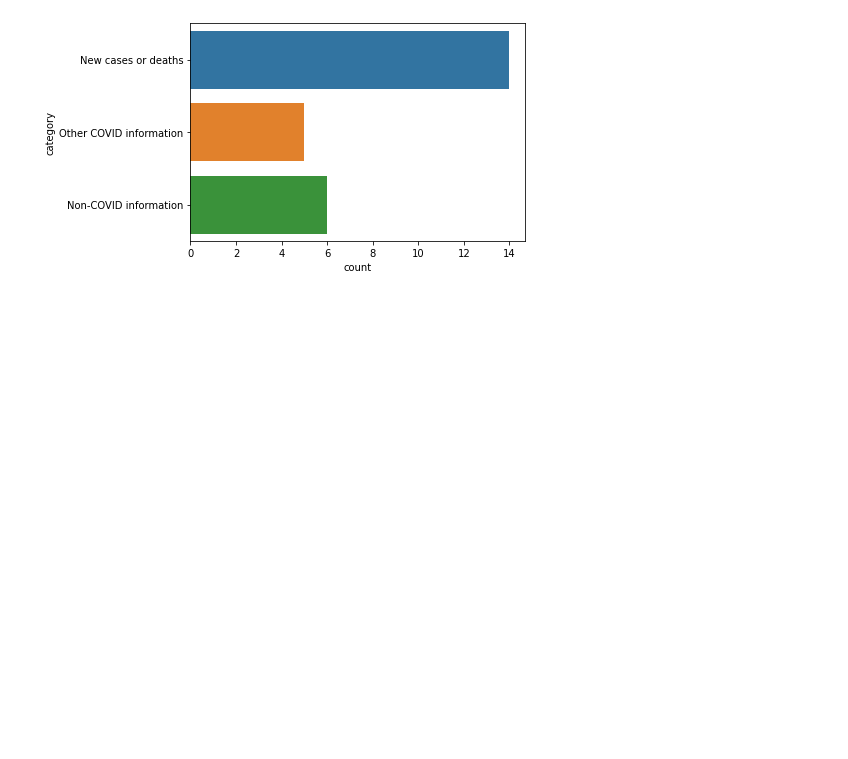
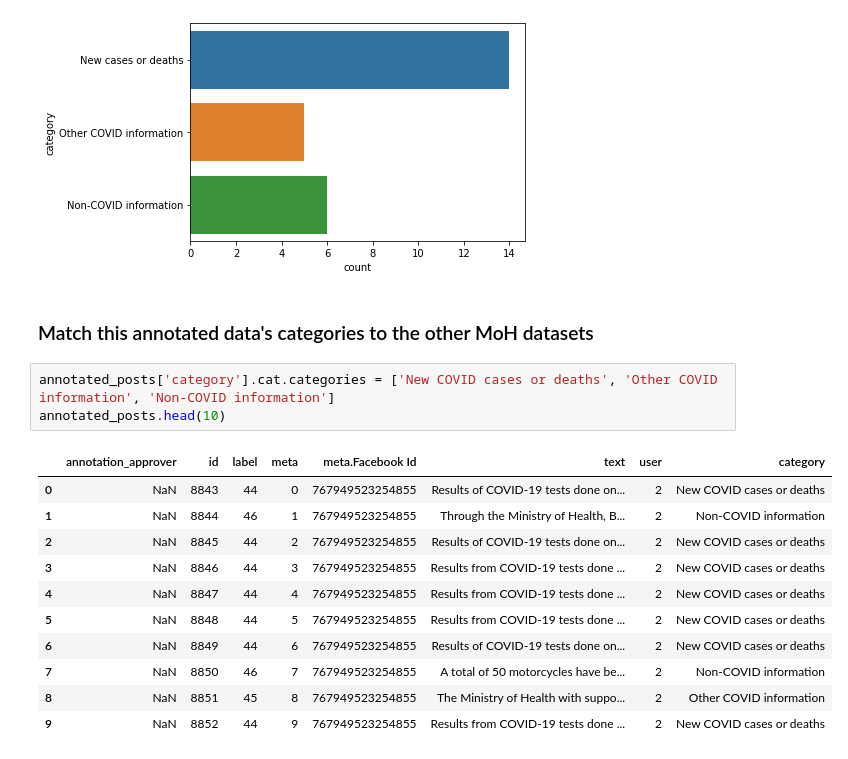
Before and after one commit to SunbirdAI/covid19-uganda-facebook-data-analysis, a Jupyter notebook: notebooks/MoH_page_posts_3.ipynb, the cells around one changed output. Saved outputs shown, nothing was run; the diff lists cells and outputs as text; blank space fills up the shorter version.

Commit message:
Merge existing MoH datasets

```diff
--- a/notebooks/MoH_page_posts_3.ipynb
+++ b/notebooks/MoH_page_posts_3.ipynb
@@ -132,3 +132,20 @@ sns.countplot(y='category', data=annotated_posts)
 # %% [output]
 <matplotlib.axes._subplots.AxesSubplot at 0x...>
 [figure]
+# %% [markdown]
+### Match this annotated data's categories to the other MoH datasets
+# %%
+annotated_posts['category'].cat.categories = ['New COVID cases or deaths', 'Other COVID information', 'Non-COVID information']
+annotated_posts.head(10)
+# %% [output]
+|  | annotation_approver | id | label | meta | meta.Facebook Id | text | user | category |
+| 0 | NaN | 8843 | 44 | 0 | 767949523254855 | Results of COVID-19 tests done on... | 2 | New COVID cases or deaths |
+| 1 | NaN | 8844 | 46 | 1 | 767949523254855 | Through the Ministry of Health, B... | 2 | Non-COVID information |
+| 2 | NaN | 8845 | 44 | 2 | 767949523254855 | Results of COVID-19 tests done on... | 2 | New COVID cases or deaths |
+| 3 | NaN | 8846 | 44 | 3 | 767949523254855 | Results from COVID-19 tests done ... | 2 | New COVID cases or deaths |
+| 4 | NaN | 8847 | 44 | 4 | 767949523254855 | Results from COVID-19 tests done ... | 2 | New COVID cases or deaths |
+| 5 | NaN | 8848 | 44 | 5 | 767949523254855 | Results from COVID-19 tests done ... | 2 | New COVID cases or deaths |
+| 6 | NaN | 8849 | 44 | 6 | 767949523254855 | Results of COVID-19 tests done on... | 2 | New COVID cases or deaths |
+| 7 | NaN | 8850 | 46 | 7 | 767949523254855 | A total of 50 motorcycles have be... | 2 | Non-COVID information |
+| 8 | NaN | 8851 | 45 | 8 | 767949523254855 | The Ministry of Health with suppo... | 2 | Other COVID information |
+| 9 | NaN | 8852 | 44 | 9 | 767949523254855 | Results from COVID-19 tests done ... | 2 | New COVID cases or deaths |
```
Also changed, not shown: parts of 2 cells of this notebook, 9 other files.
